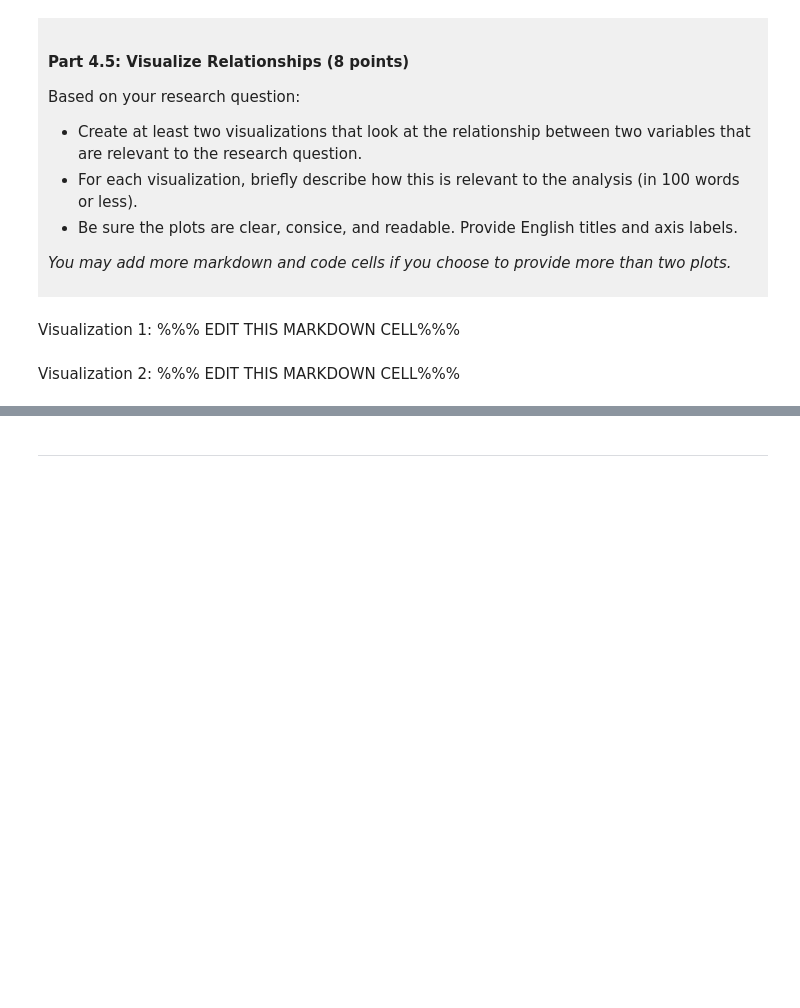
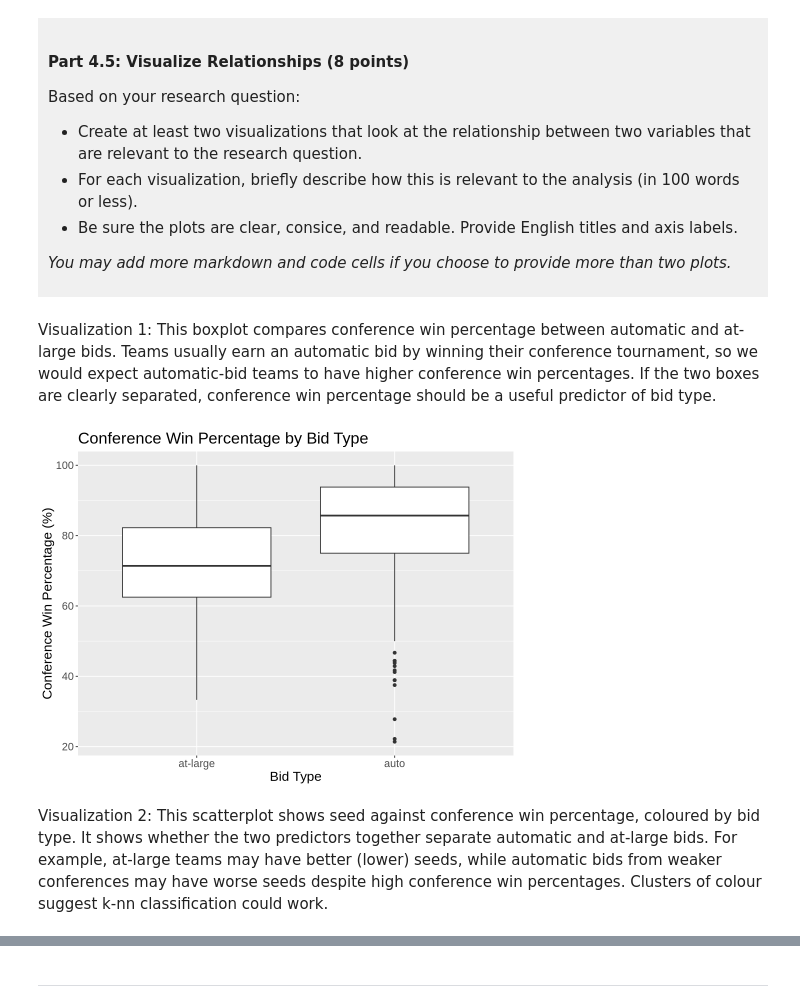
Before and after one commit to slapsysmum/dsci-100-project-pengbo-li, a Jupyter notebook: dsci-100-project-notebook.ipynb, the cells around one changed output, grey strips where cells are left out. Cells and saved outputs as stored; diff of their text form; code cells hidden in the pictures; blank space fills up the shorter version.

```diff
--- a/dsci-100-project-notebook.ipynb
+++ b/dsci-100-project-notebook.ipynb
@@ -328,10 +389,22 @@ Based on your research question:
 *You may add more markdown and code cells if you choose to provide more than two plots.*
 </div>
 # %% [markdown]
-Visualization 1: %%% EDIT THIS MARKDOWN CELL%%%
+Visualization 1: This boxplot compares conference win percentage between automatic and at-large bids. Teams usually earn an automatic bid by winning their conference tournament, so we would expect automatic-bid teams to have higher conference win percentages. If the two boxes are clearly separated, conference win percentage should be a useful predictor of bid type.
 # %%
 ### EDIT THIS CODE CELL FOR VISUALIZATION 1###
+# conference win percentage by bid type
+vis1 <- march_tidy |>
+    ggplot(aes(x = bid, y = conf_wins_pct)) +
+    geom_boxplot() +
+    labs(title = "Conference Win Percentage by Bid Type",
+         x = "Bid Type",
+         y = "Conference Win Percentage (%)") +
+    theme(text = element_text(size = 16))
+
+vis1
+# %% [output]
+[figure, added]
 # %% [markdown]
-Visualization 2: %%% EDIT THIS MARKDOWN CELL%%%
+Visualization 2: This scatterplot shows seed against conference win percentage, coloured by bid type. It shows whether the two predictors together separate automatic and at-large bids. For example, at-large teams may have better (lower) seeds, while automatic bids from weaker conferences may have worse seeds despite high conference win percentages. Clusters of colour suggest k-nn classification could work.
 # %%
 ### EDIT THIS CODE CELL FOR VISUALIZATION 2###
```
Also changed, not shown: parts of 7 cells of this notebook.
